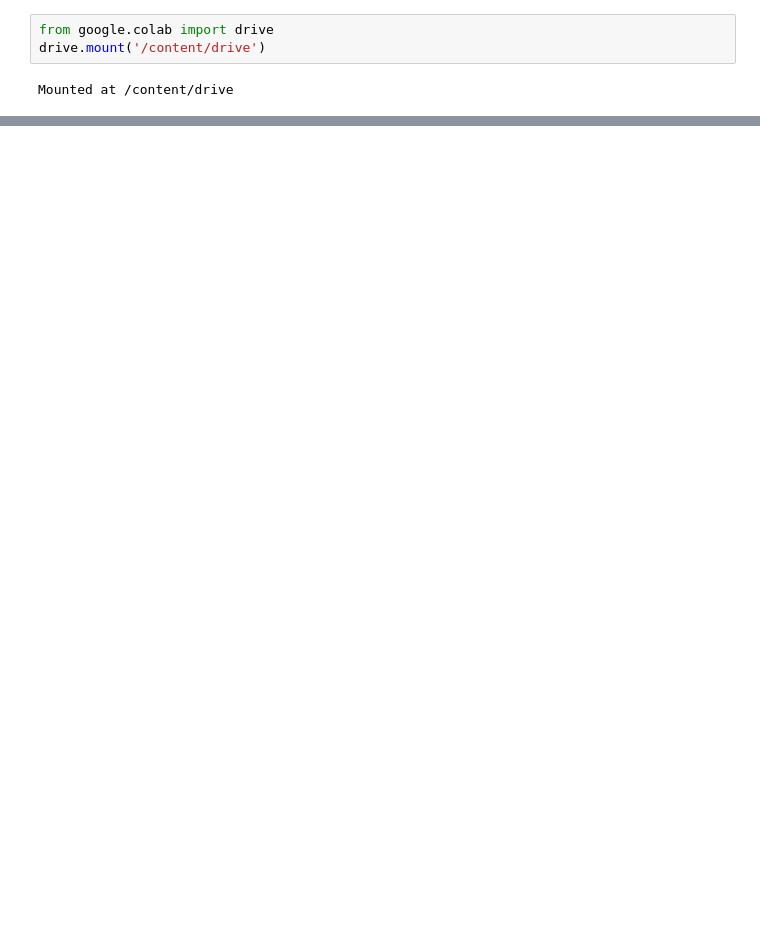
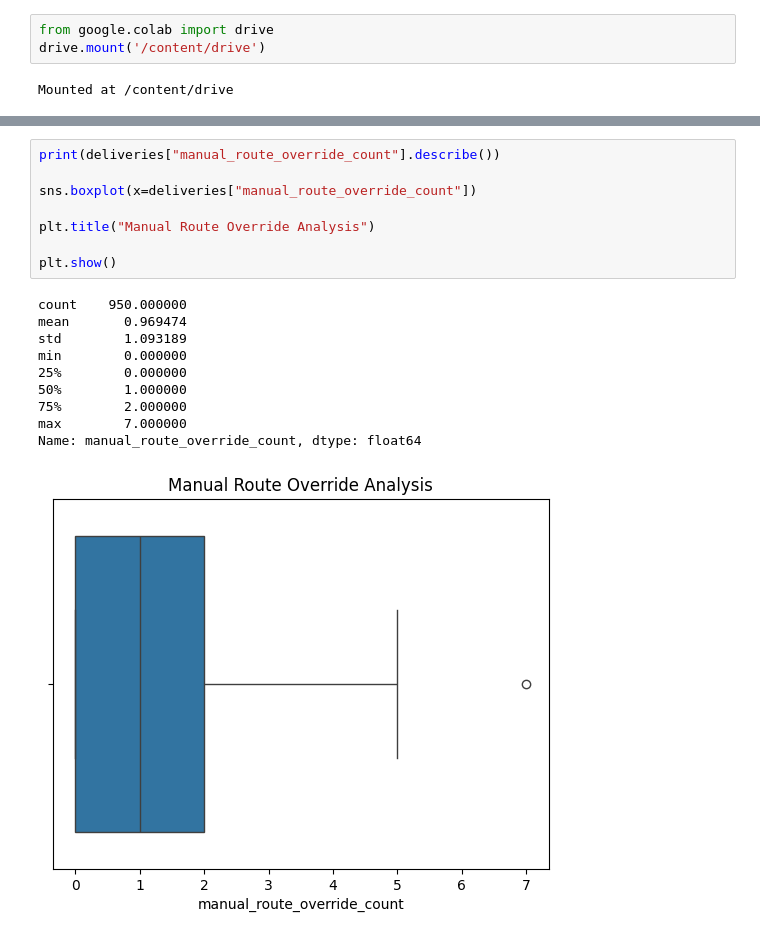
Before and after one commit to Anakha10/northstar-analytics, a Jupyter notebook: NorthStar_Python.ipynb, the cells around one changed output, grey strips where cells are left out. Saved outputs shown, nothing was run; the diff lists cells and outputs as text; blank space fills up the shorter version.

```diff
--- a/NorthStar_Python.ipynb
+++ b/NorthStar_Python.ipynb
@@ -81,0 +123,19 @@ dtype: float64
+# %%
+print(deliveries["manual_route_override_count"].describe())
+
+sns.boxplot(x=deliveries["manual_route_override_count"])
+
+plt.title("Manual Route Override Analysis")
+
+plt.show()
+# %% [output]
+count    950.000000
+mean       0.969474
+std        1.093189
+min        0.000000
+25%        0.000000
+50%        1.000000
+75%        2.000000
+max        7.000000
+Name: manual_route_override_count, dtype: float64
+[figure, added]
```
Also changed, not shown: parts of 29 cells of this notebook.
